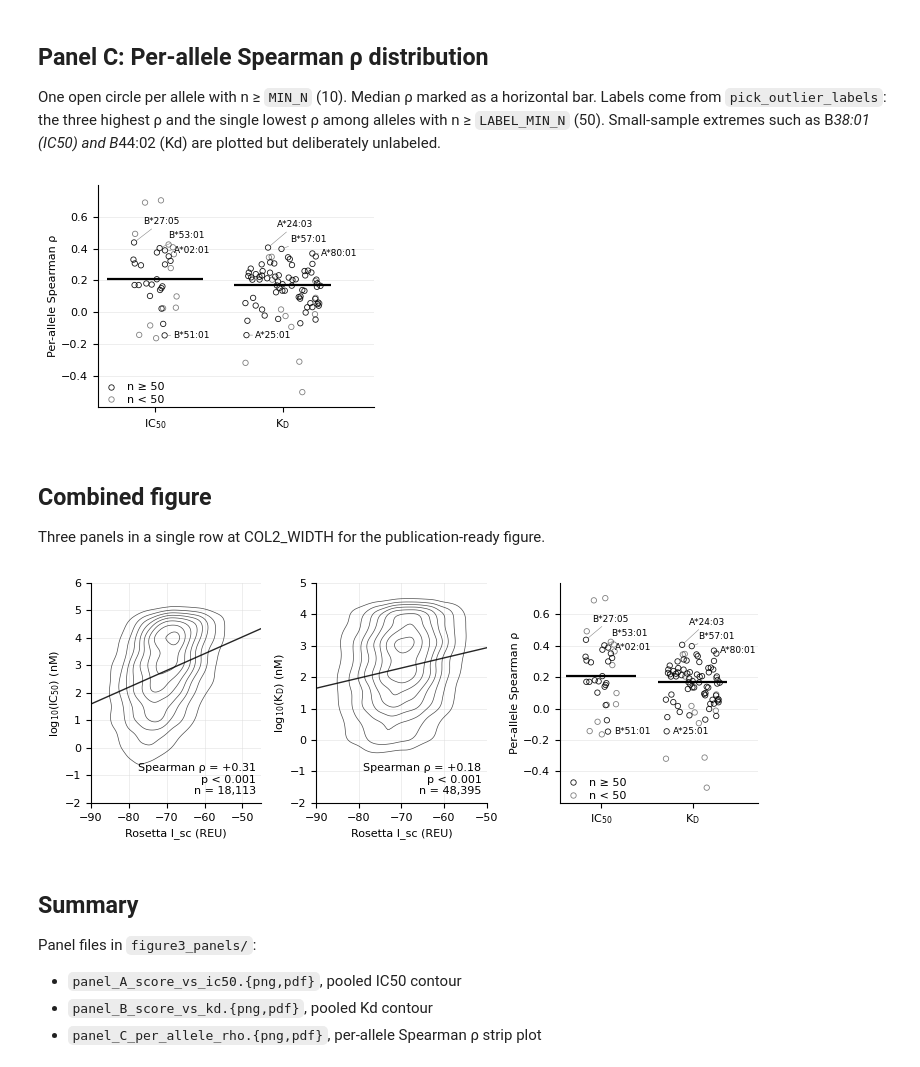
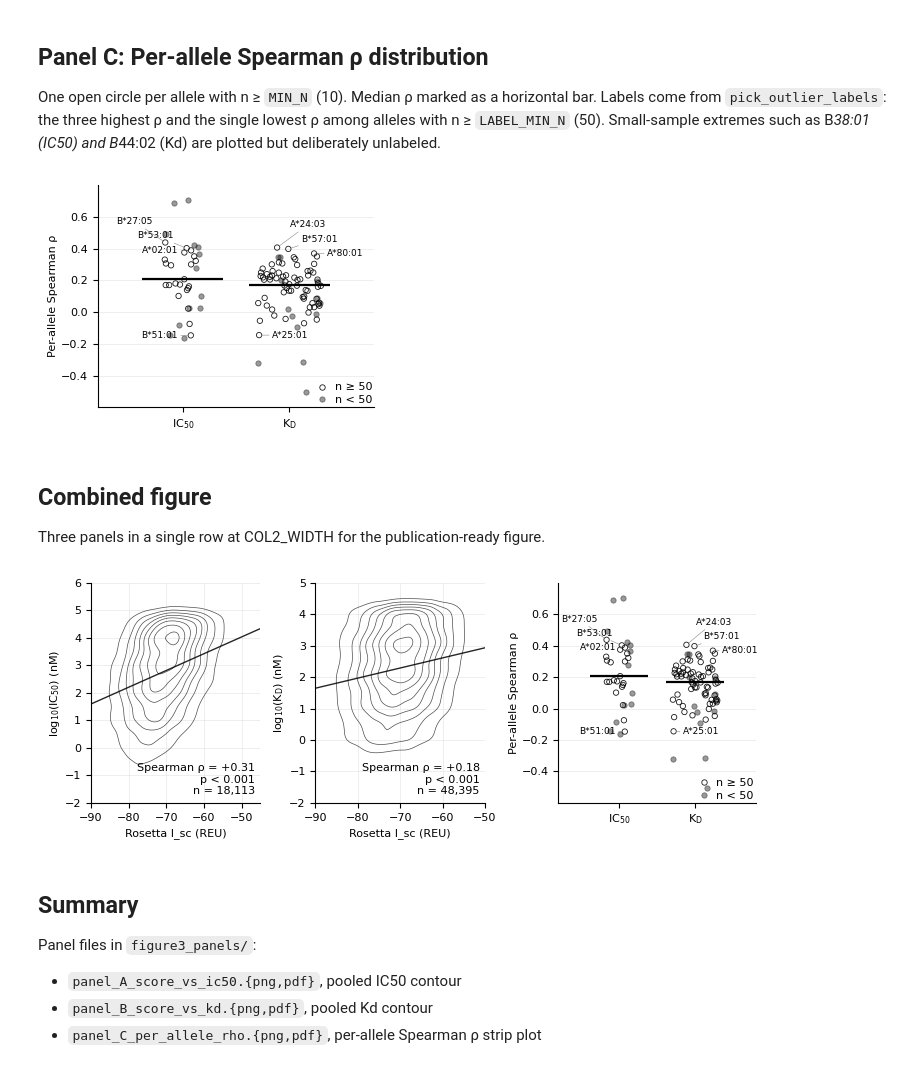
Before and after one commit to kunikohunter/PepBind3D, a Jupyter notebook: 06_figure3_panels.ipynb, the cells around one changed output. Saved outputs shown, nothing was run; the diff lists cells and outputs as text; code cells hidden in the pictures.

Commit message:
Restore leader lines and centre the per-allele panel

```diff
--- a/06_figure3_panels.ipynb
+++ b/06_figure3_panels.ipynb
@@ -393,7 +393,7 @@ def draw_per_allele(ax, ic50_a, kd_a, labels_by_metric=None, jitter_seed=0):
     LABEL_MIN_N = 50          # same threshold pick_outlier_labels uses
     MARKER_SIZE = 15
     MARKER_LW = 0.6
-    ALPHA_WELL, ALPHA_SMALL = 0.9, 0.5
+    ALPHA_WELL, ALPHA_SMALL = 0.9, 0.4
 
     label_pts = {}
     for metric, frame in (('IC50', ic50_a), ('Kd', kd_a)):
@@ -407,7 +407,7 @@ def draw_per_allele(ax, ic50_a, kd_a, labels_by_metric=None, jitter_seed=0):
         # wherever the cloud is dense, and a grey stroke was too faint to read.
         well = frame['n'].values >= LABEL_MIN_N
         ax.scatter(x_vals[~well], rho_vals[~well], s=MARKER_SIZE,
-                   facecolor='none', edgecolor='black', alpha=ALPHA_SMALL,
+                   facecolor='black', edgecolor='black', alpha=ALPHA_SMALL,
                    linewidth=MARKER_LW, zorder=2)
         ax.scatter(x_vals[well], rho_vals[well], s=MARKER_SIZE,
                    facecolor='none', edgecolor='black', alpha=ALPHA_WELL,
@@ -427,17 +427,18 @@ def draw_per_allele(ax, ic50_a, kd_a, labels_by_metric=None, jitter_seed=0):
                   markeredgecolor='black', alpha=ALPHA_WELL,
                   markeredgewidth=MARKER_LW, markersize=3.9,
                   label=f'n \u2265 {LABEL_MIN_N}'),
-           Line2D([], [], marker='o', linestyle='none', markerfacecolor='none',
+           Line2D([], [], marker='o', linestyle='none', markerfacecolor='black',
                   markeredgecolor='black', alpha=ALPHA_SMALL,
                   markeredgewidth=MARKER_LW, markersize=3.9,
                   label=f'n < {LABEL_MIN_N}')]
-    ax.legend(handles=key, loc='lower left', frameon=False,
-              fontsize=FONT_SIZE, handletextpad=0.4, labelspacing=0.25,
+    ax.legend(handles=key, loc='lower right', frameon=False,
+              fontsize=FONT_SIZE, handletextpad=0.1, labelspacing=0.25,
               borderpad=0.1, borderaxespad=0.1)
 
     ax.set_xticks([0, 1])
     ax.set_xticklabels(['IC$_\\mathrm{50}$', 'K$_\\mathrm{D}$'])
-    ax.set_xlim(-0.45, 1.72)   # room on the right for the labels
+    ax.set_xlim(-0.80, 1.80)   # symmetric about the two columns, with
+                               # room for a label gutter on each side
     ax.set_ylabel('Per-allele Spearman \u03c1', labelpad=2)
     ax.spines['top'].set_visible(False)
     ax.spines['right'].set_visible(False)
@@ -447,36 +448,40 @@ def draw_per_allele(ax, ic50_a, kd_a, labels_by_metric=None, jitter_seed=0):
 
     # Labels sit beside their own marker. They are pushed apart vertically only
     # as far as a collision requires, so the leader line is short or absent and
     # it is obvious which marker each one belongs to. A band of labels across
     # the top needed long lines that crossed the cloud.
     all_rho = np.concatenate([ic50_a['rho'].values, kd_a['rho'].values])
     span = all_rho.max() - all_rho.min()
     gap = 0.075 * span          # minimum vertical separation between labels
-    dx = 0.07                   # horizontal offset from the marker
+    dx = 0.12                   # offset from the marker; wide enough
+                                # that the leader line is always visible
+    side = {'IC50': -1, 'Kd': +1}   # label away from the panel centre
     for metric, pts in label_pts.items():
         pts = sorted(pts, key=lambda d: d['rho'])
         ys = [p['rho'] for p in pts]
         # One pass upward, then clamp downward: enough for three labels.
         for i in range(1, len(ys)):
             if ys[i] - ys[i - 1] < gap:
                 ys[i] = ys[i - 1] + gap
+        sgn = side[metric]
         for p, ty in zip(pts, ys):
             ax.annotate(p['allele'], xy=(p['x'], p['rho']),
-                        xytext=(p['x'] + dx, ty), ha='left', va='center',
+                        xytext=(p['x'] + sgn * dx, ty),
+                        ha='right' if sgn < 0 else 'left', va='center',
                         fontsize=FONT_SIZE - 1.5, zorder=6,
                         arrowprops=dict(arrowstyle='-', color='#888888',
                                         lw=0.4, shrinkA=0, shrinkB=2))
     ax.margins(y=0.08)
 
 
 fig, ax = plt.subplots(figsize=(COL1_WIDTH, 2.7))
 draw_per_allele(ax, ic50_alleles, kd_alleles)
 fig.tight_layout()
 fig.savefig(FIG_DIR / 'panel_C_per_allele_rho.png')
 fig.savefig(FIG_DIR / 'panel_C_per_allele_rho.pdf')
 plt.show()
 # %% [output]
-[figure, old version]
+[figure, new version]
 # %% [markdown]
 ## Combined figure
 
@@ -501,7 +506,7 @@ fig.savefig(FIG_DIR / 'figure3_combined.png', dpi=1200)  # 1200 dpi is far above
 fig.savefig(FIG_DIR / 'figure3_combined.pdf')
 plt.show()
 # %% [output]
-[figure, old version]
+[figure, new version]
 # %% [markdown]
 ## Summary
 
```
